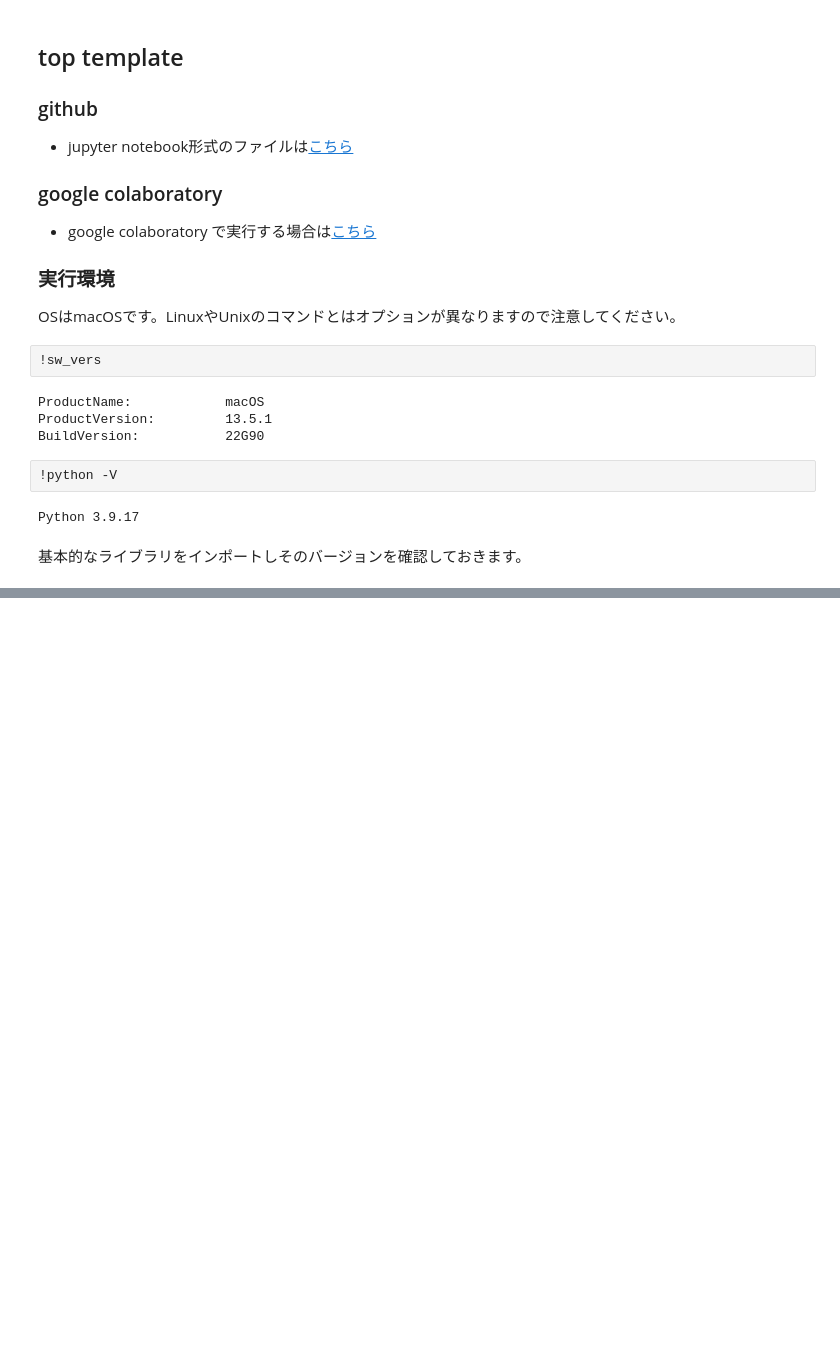
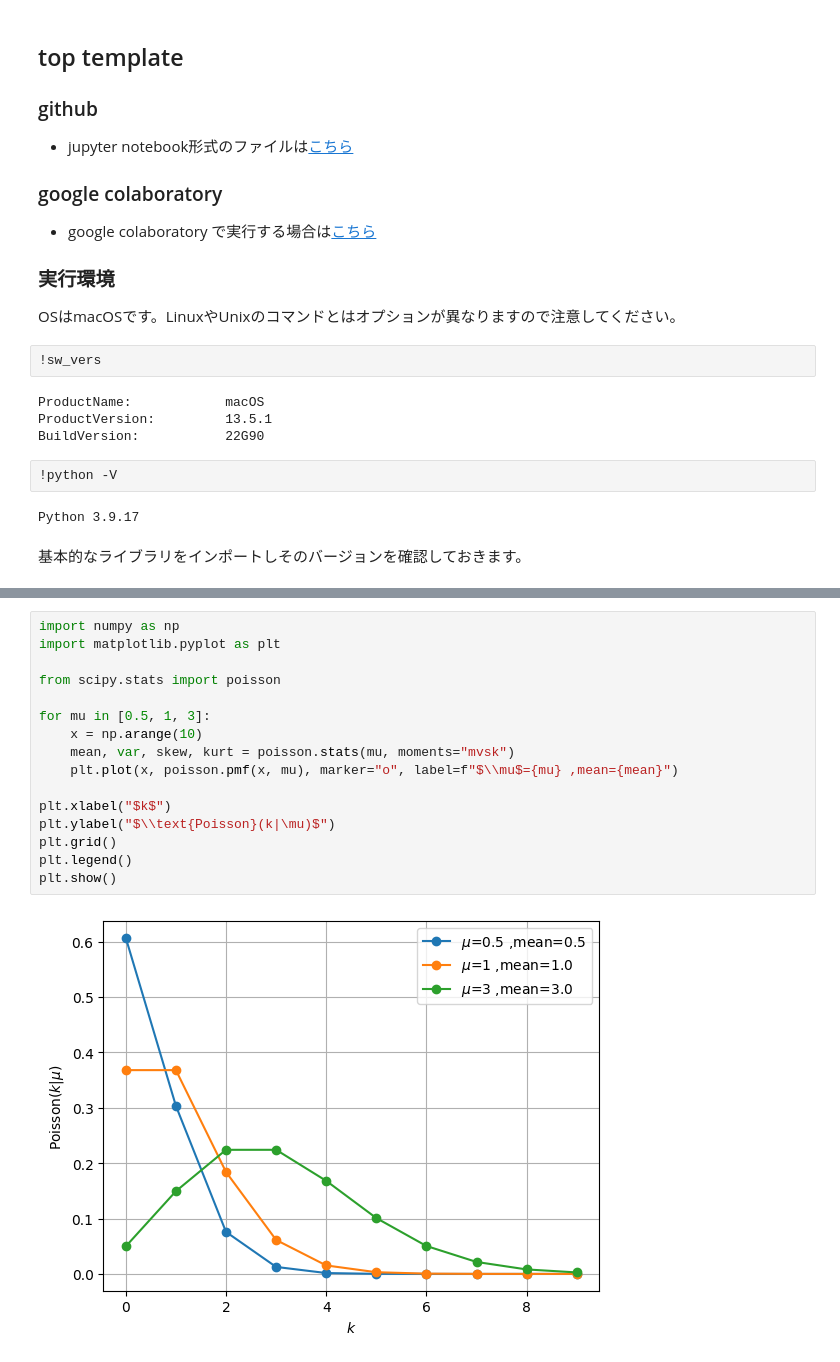
Before and after one commit to hiroshi0530/wa-src, a Jupyter notebook: rec/mkt/04/04_nb.ipynb, the cells around one changed output, grey strips where cells are left out. Saved outputs shown, nothing was run; the diff lists cells and outputs as text; blank space fills up the shorter version.

```diff
--- a/rec/mkt/04/04_nb.ipynb
+++ b/rec/mkt/04/04_nb.ipynb
@@ -59,0 +272,18 @@ SQLiteは軽量でファイルベースのデータベースであり、大規
+# %%
+import numpy as np
+import matplotlib.pyplot as plt
+
+from scipy.stats import poisson
+
+for mu in [0.5, 1, 3]:
+    x = np.arange(10)
+    mean, var, skew, kurt = poisson.stats(mu, moments="mvsk")
+    plt.plot(x, poisson.pmf(x, mu), marker="o", label=f"$\\mu$={mu} ,mean={mean}")
+
+plt.xlabel("$k$")
+plt.ylabel("$\\text{Poisson}(k|\mu)$")
+plt.grid()
+plt.legend()
+plt.show()
+# %% [output]
+[figure, added]
```
Also changed, not shown: parts of 37 cells of this notebook, 30 other files.
